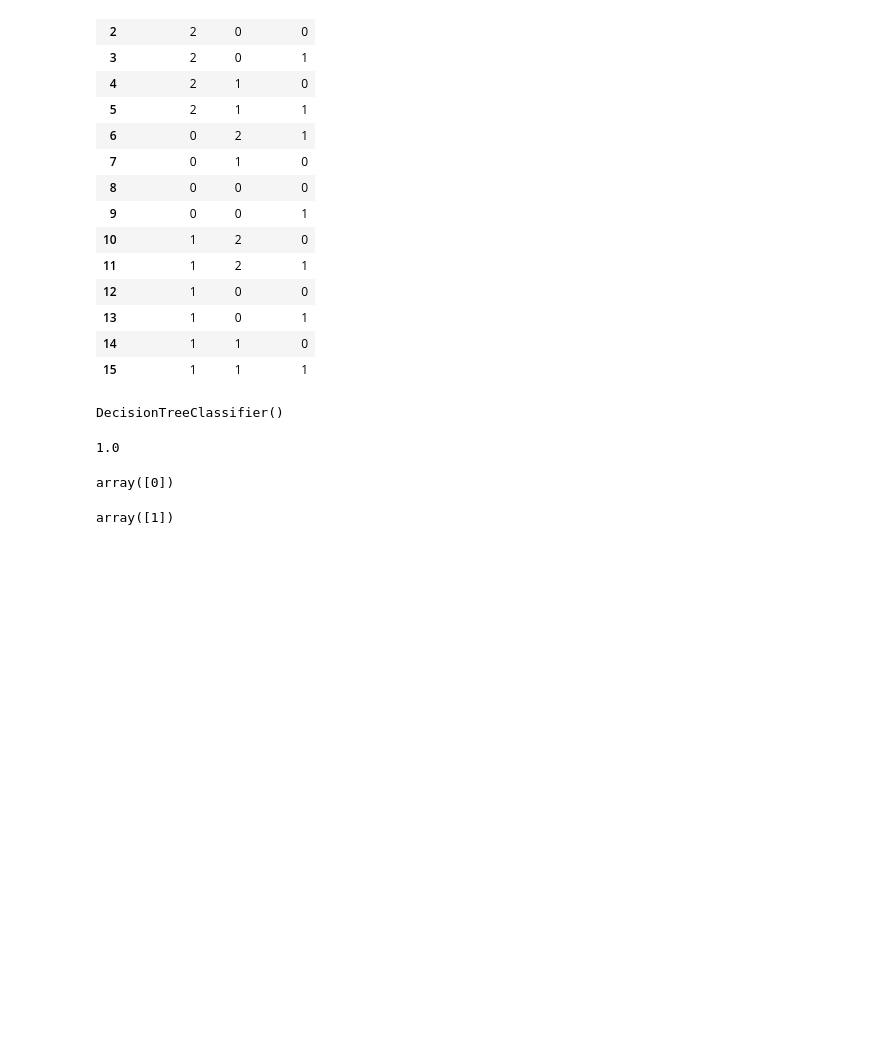
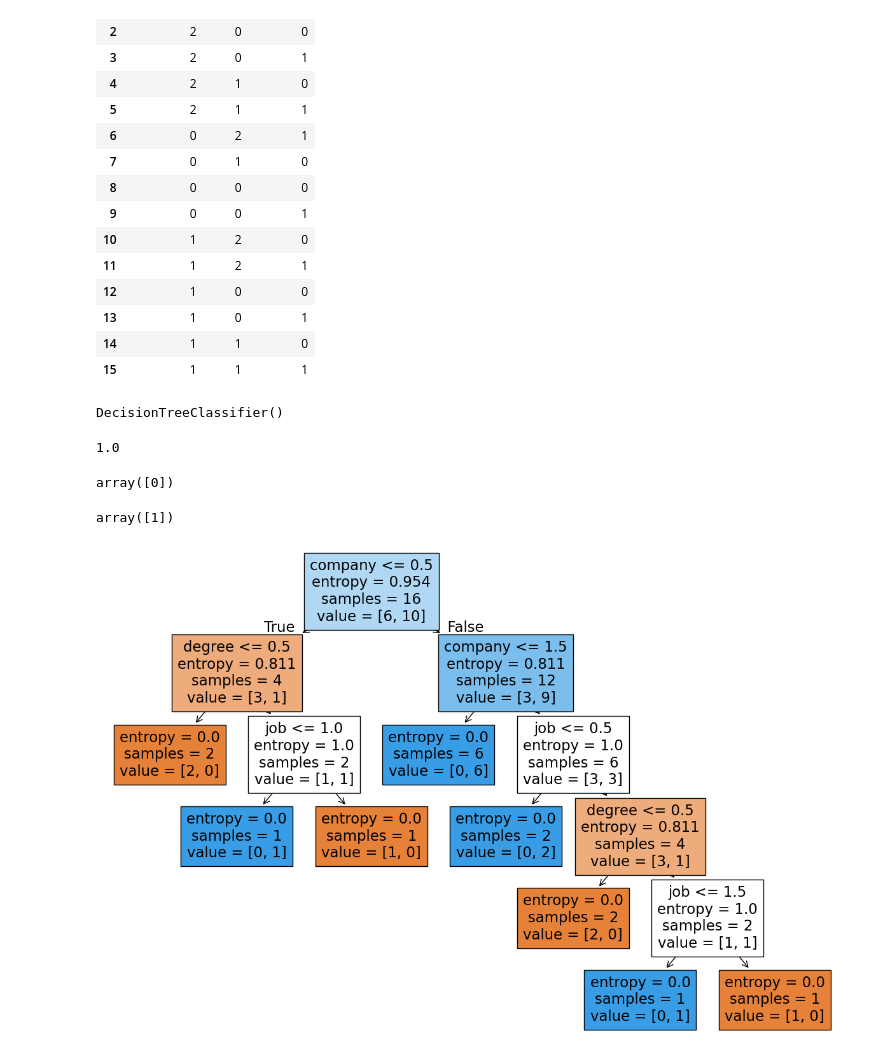
Before and after one commit to krunalsinh6212/Machine-Learning, a Jupyter notebook: Decision Tree/DecisionTree.ipynb, the cells around one changed output. Cells and saved outputs as stored; diff of their text form; code cells hidden in the pictures; blank space fills up the shorter version.

```diff
--- a/Decision Tree/DecisionTree.ipynb
+++ b/Decision Tree/DecisionTree.ipynb
@@ -133,3 +133,17 @@ array([0])
 model.predict([[2,1,1]])
 # %% [output]
 array([1])
+# %%
+from sklearn.tree import DecisionTreeClassifier, plot_tree
+import matplotlib.pyplot as plt
+
+# Assuming input_n (features) and target (labels) are defined
+model = DecisionTreeClassifier(criterion='entropy')
+model.fit(inputs_n, target)  # Fit the model
+
+# Plot the decision tree
+plt.figure(figsize=(15, 10))
+plot_tree(model, feature_names=df.columns[:-1], filled=True)  # Added 'filled=True' for better visualization
+plt.show()
+# %% [output]
+[figure, added]
```
Also changed, not shown: 6 other files.
